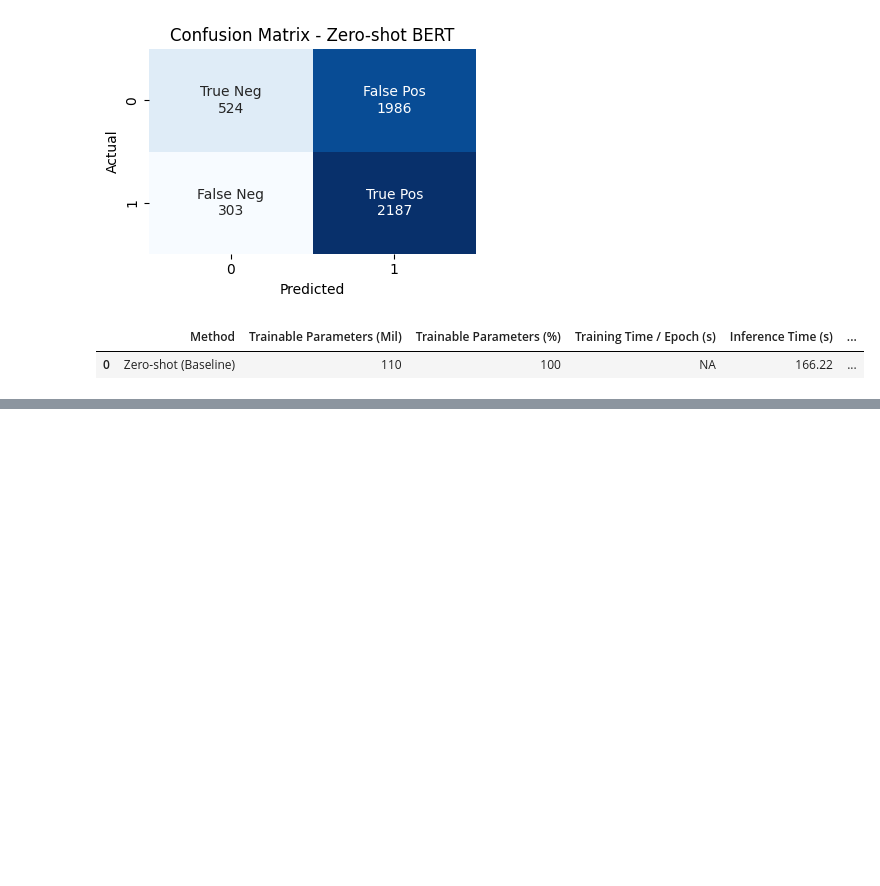
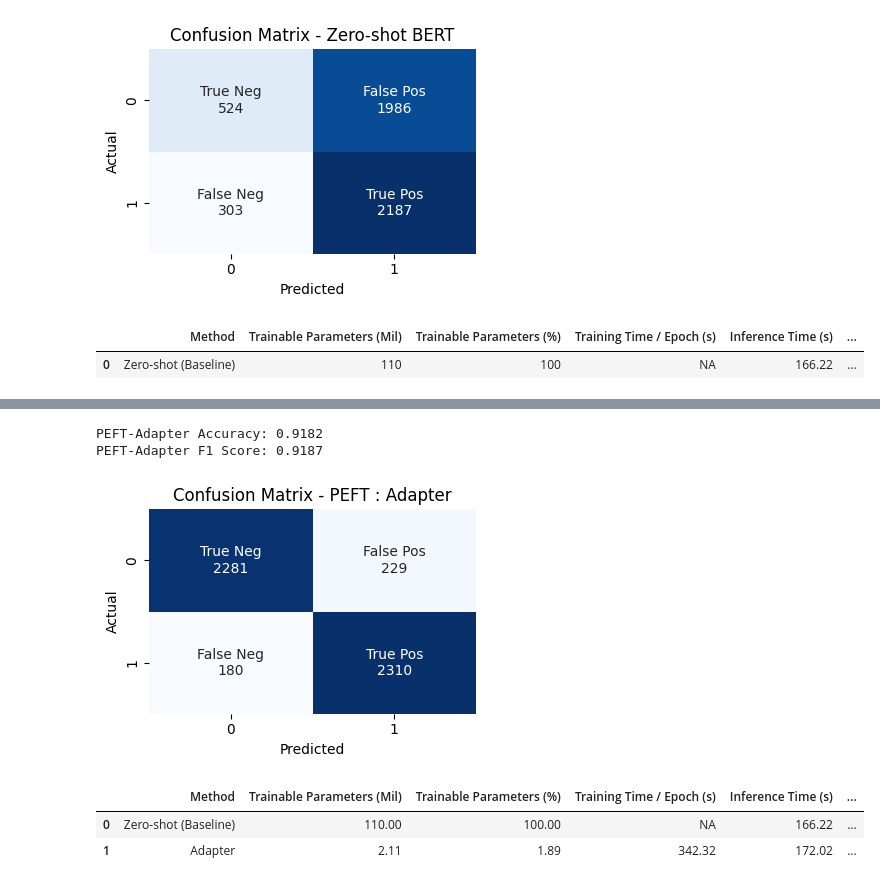
Before and after one commit to battery-code/FineTuneLLM_PEFT_BERT, a Jupyter notebook: Notebook_FineTuningPEFT-BERT.ipynb, the cells around one changed output, grey strips where cells are left out. Drawn from its saved outputs; the diff is of its cells as text; code cells hidden in the pictures; blank space fills up the shorter version.

Commit message:
Added adapters FT

```diff
--- a/Notebook_FineTuningPEFT-BERT.ipynb
+++ b/Notebook_FineTuningPEFT-BERT.ipynb
@@ -394,0 +506,25 @@ explog_df
+# %%
+#Reloading before Inference
+from adapters import AutoAdapterModel
+from transformers import AutoTokenizer
+
+# Reload base model
+model_adpt2 = AutoAdapterModel.from_pretrained("bert-base-uncased")
+
+# Load adapter and head
+adapter_name = "sent_classifier_adapter"
+model_adpt2.load_adapter("./saved_models/adapter", config="pfeiffer", load_as=adapter_name)
+model_adpt2.load_head("./saved_models/adapter", load_as=adapter_name)
+
+# Activate adapter else model goes back to BERT only
+model_adpt2.set_active_adapters(adapter_name)
+
+# Load saved tokenizer
+tokenizer2 = AutoTokenizer.from_pretrained("./saved_models")
+
+# New Trainer
+trainer_adpt2 = Trainer(
+    model=model_adpt2,
+    tokenizer=tokenizer2,
+    args=training_args,
+    )
@@ -394,0 +536,17 @@ explog_df
+# %%
+# Inference
+start_time = time.time()
+
+# Run prediction on the test dataset
+predictions = trainer_adpt2.predict(tokenized_test)
+
+# Logits at predictions.predictions[1]
+logits = predictions.predictions[1]
+
+# Predicted labels
+y_pred_adpt = np.argmax(logits, axis=1)
+y_true_adpt = np.array(tokenized_test["labels"])
+
+end_time = time.time()
+inference_time_adpt  = end_time - start_time
+print(f"Inference time: {(inference_time_adpt):.2f} seconds")
@@ -394,0 +556,35 @@ explog_df
+# %%
+# Accuracy and F1
+acc_adpt = accuracy_score(y_true_adpt, y_pred_adpt)
+f1_adpt = f1_score(y_true_adpt, y_pred_adpt)
+
+print(f"PEFT-Adapter Accuracy: {acc_adpt:.4f}")
+print(f"PEFT-Adapter F1 Score: {f1_adpt:.4f}")
+# %% [output]
+PEFT-Adapter Accuracy: 0.9182
+PEFT-Adapter F1 Score: 0.9187
+# %%
+plot_confusion_matrix(y_true_adpt, y_pred_adpt, "PEFT : Adapter")
+# %% [output]
+[figure, added]
+# %%
+explog_df = pd.concat([
+    explog_df,
+    pd.DataFrame([{
+        "Method": "Adapter",
+        "Trainable Parameters (Mil)": round(train_adpt,2),
+        "Trainable Parameters (%)": round(trainable_adpt,2),
+        "Training Time / Epoch (s)": round(train_time_adpt, 2),
+        "Inference Time (s)": round(inference_time_adpt, 2),
+        "ModelParams_GPUMemoryUsage (MB)": round(weights_mem_adpt,2),
+        "PeakGPUMemoryUsage (MB)": round(peak_mem_adpt,2),
+        "Accuracy": round(acc_adpt, 4),
+        "F1 Score": round(f1_adpt, 4)
+    }])
+], ignore_index=True)
+
+explog_df
+# %% [output]
+|  | Method | Trainable Parameters (Mil) | Trainable Parameters (%) | Training Time / Epoch (s) | Inference Time (s) | ... |
+| 0 | Zero-shot (Baseline) | 110.00 | 100.00 | NA | 166.22 | ... |
+| 1 | Adapter | 2.11 | 1.89 | 342.32 | 172.02 | ... |
```
Also changed, not shown: parts of 12 cells of this notebook.
